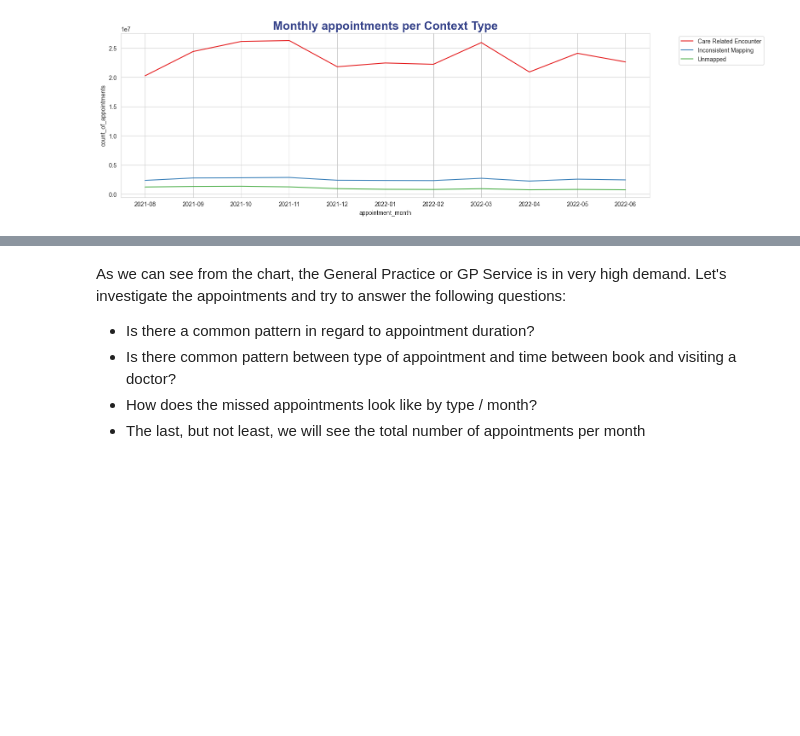
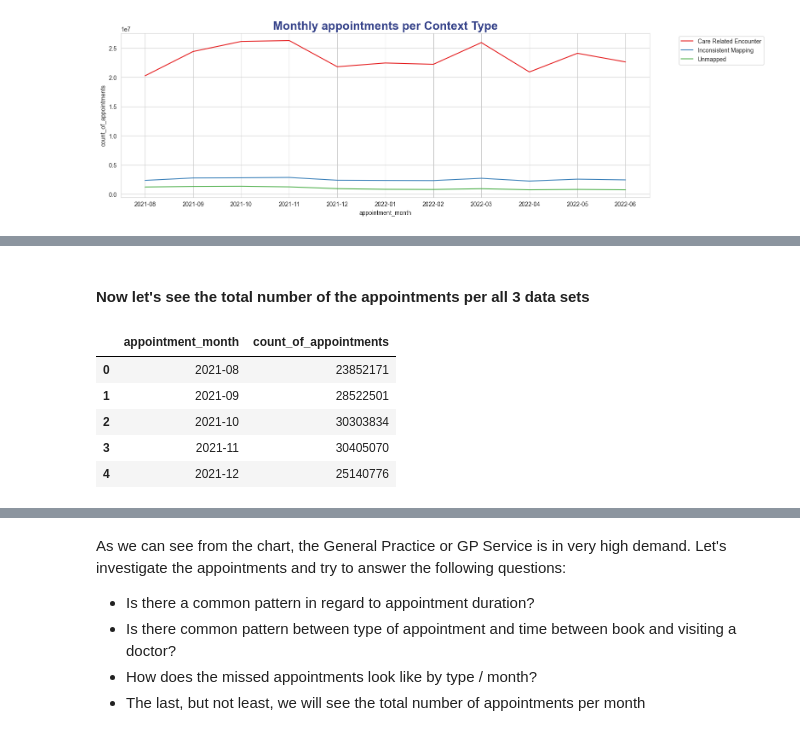
Before and after one commit to DimaBrikach/NHS_Assignment, a Jupyter notebook: Dzmitry_Brykach_DA201_Assignment.ipynb, the cells around one changed output, grey strips where cells are left out. Saved outputs shown, nothing was run; the diff lists cells and outputs as text; code cells hidden in the pictures; blank space fills up the shorter version.

```diff
--- a/Dzmitry_Brykach_DA201_Assignment.ipynb
+++ b/Dzmitry_Brykach_DA201_Assignment.ipynb
@@ -422,0 +449,13 @@ plt.legend(bbox_to_anchor=(1.05, 1),fontsize=10)
+# %% [markdown]
+#### Now let's see the total number of the appointments per all 3 data sets
+# %%
+#count the sum of all appt records in National category
+nat_cat_total_appts = categories.groupby(['appointment_month']) ['count_of_appointments'].sum().reset_index()
+nat_cat_total_appts.head()
+# %% [output]
+|  | appointment_month | count_of_appointments |
+| 0 | 2021-08 | 23852171 |
+| 1 | 2021-09 | 28522501 |
+| 2 | 2021-10 | 30303834 |
+| 3 | 2021-11 | 30405070 |
+| 4 | 2021-12 | 25140776 |
```
Also changed, not shown: parts of 15 cells of this notebook.
